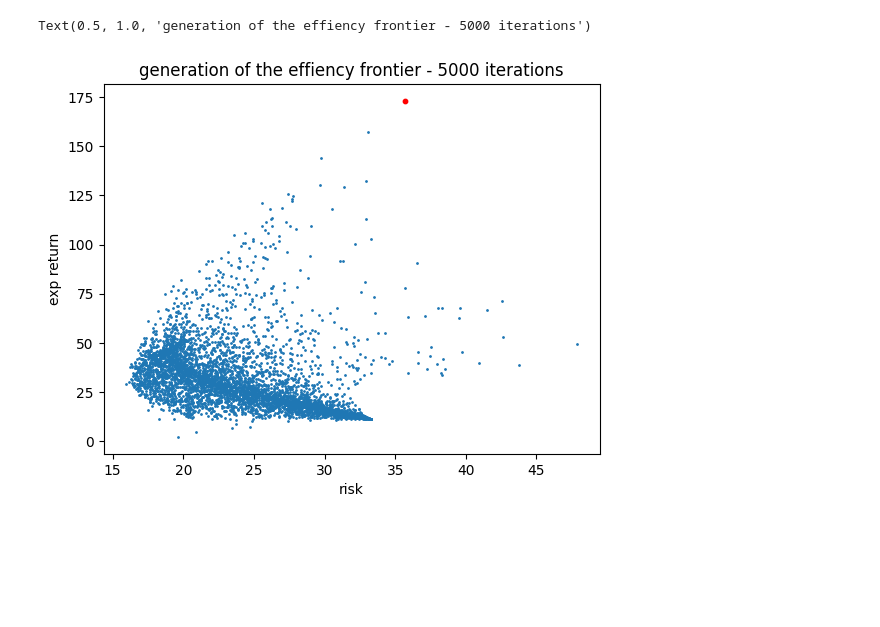
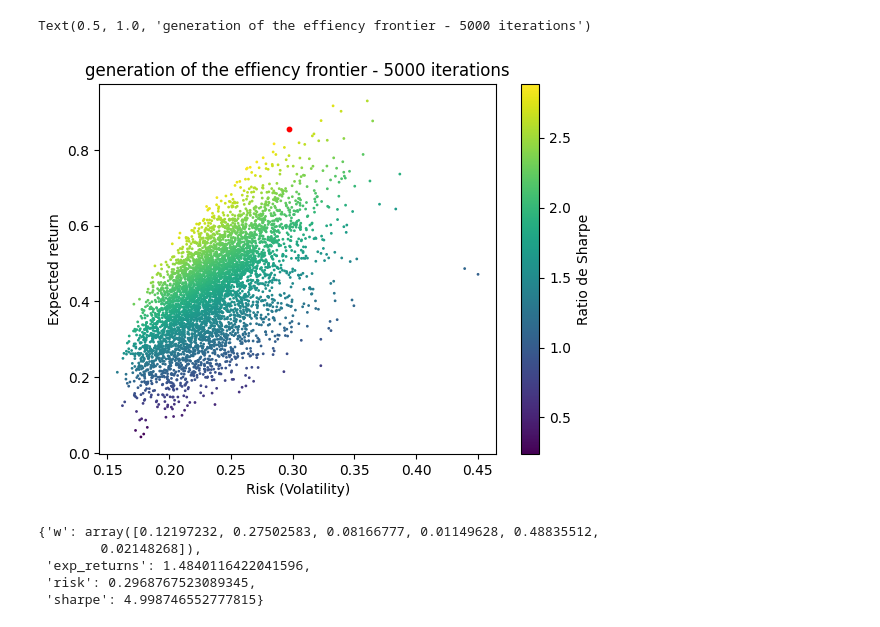
Before and after one commit to LimeSku/PyQuantitative, a Jupyter notebook: MonteCarlo/SharpeRatioOpt.ipynb, the cells around one changed output. Drawn from its saved outputs; the diff is of its cells as text; code cells hidden in the pictures; blank space fills up the shorter version.

```diff
--- a/MonteCarlo/SharpeRatioOpt.ipynb
+++ b/MonteCarlo/SharpeRatioOpt.ipynb
@@ -23,28 +23,37 @@ for asset in ASSETS:
     assetsData.append(assetDf)
 
 assets_returns = assetsPrices.pct_change().dropna()
+returns_cov_matrix = assets_returns.cov()
 # %%
 import random
+import numpy as np
 
-def generateWeights(n):
+def generateWeightsOld(n):
     nombres = [0]
     for _ in range(n-1):
         nombres.append(random.uniform(0, 1-sum(nombres)))
     nombres.append(1-sum(nombres))
     return nombres[1:]
+
+def generateWeights(n):
+    weights = np.random.random(n)
+    weights /= np.sum(weights)
+    return weights
 # %%
 import numpy as np
 
-def portfolio_perfs(w,assets_returns,freq=252):
+def portfolio_perfs(w,assets_returns,freq=252,compound=True):
     """
     Args:
         assets_returns (df): daily returns
     """
     # on annualise
-    expected_returns = (assets_returns+1).prod() ** (freq/assets_returns.count()) -1
-    returns_cov_matrix = assets_returns.cov()*freq
+    if compound:
+        expected_returns = (assets_returns+1).prod() ** (freq/assets_returns.count()) -1
+    else:
+        expected_returns = assets_returns.mean()*252
 
-    pf_variance = np.transpose(w)@returns_cov_matrix@w
+    pf_variance = np.transpose(w)@(returns_cov_matrix*freq)@w
     pf_risk = np.sqrt(pf_variance)
 
     pf_expected_return = w @ expected_returns
@@ -63,19 +72,28 @@ for iteration in range(nbIteration):
     randomWeights = generateWeights(len(ASSETS))
     generated_weights.append(randomWeights)
 
-    performances = portfolio_perfs(randomWeights,assets_returns)
+    performances = portfolio_perfs(randomWeights,assets_returns,compound=False)
     generated_portfolios.append(performances)
 
 best_pf = max(generated_portfolios,key = lambda x:x["sharpe"])
 # %%
 import matplotlib.pyplot as plt
 df = pd.DataFrame(generated_portfolios)
-plt.scatter(df["risk"]*100,df["exp_returns"]*100,s=1)
-# plt.scatter(base_portfolio["risk"],base_portfolio["return"],s=6)
-plt.scatter(best_pf["risk"]*100,best_pf["exp_returns"]*100,s=10,c="red")
-plt.xlabel("risk")
-plt.ylabel("exp return")
+plt.scatter(df["risk"],df["exp_returns"],c=df["sharpe"],s=1)
+plt.colorbar(label="Ratio de Sharpe")
+plt.scatter(best_pf["risk"],best_pf["exp_returns"],s=10,c="red")
+plt.xlabel("Risk (Volatility)")
+plt.ylabel("Expected return")
 plt.title("generation of the effiency frontier - "+str(nbIteration)+" iterations")
 # %% [output]
 Text(0.5, 1.0, 'generation of the effiency frontier - 5000 iterations')
-[figure, old version]
+[figure, new version]
+# %%
+best_pf
+portfolio_perfs(best_pf["w"],assets_returns)
+# %% [output]
+{'w': array([0.12197232, 0.27502583, 0.08166777, 0.01149628, 0.48835512,
+        0.02148268]),
+ 'exp_returns': 1.4840116422041596,
+ 'risk': 0.2968767523089345,
+ 'sharpe': 4.998746552777815}
```
Also changed, not shown: parts of 2 cells of this notebook, 1 other file.
